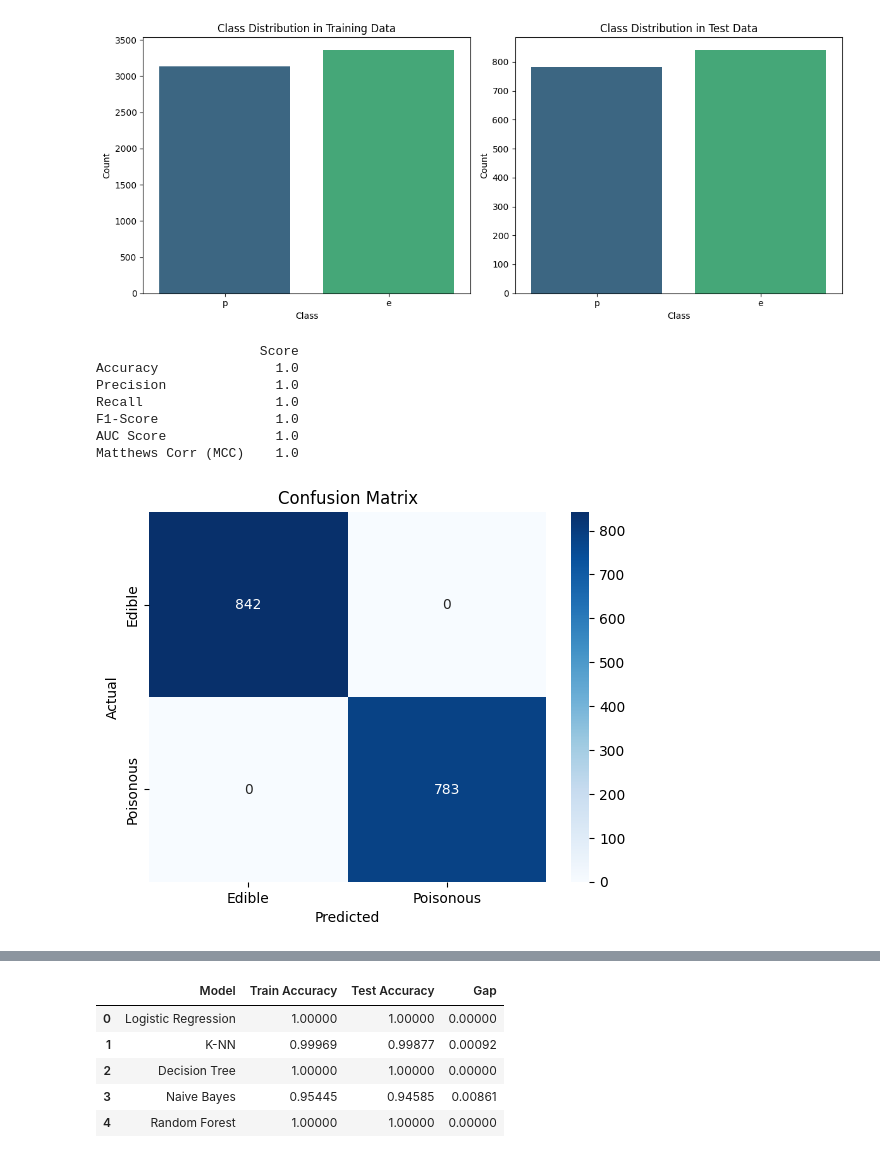
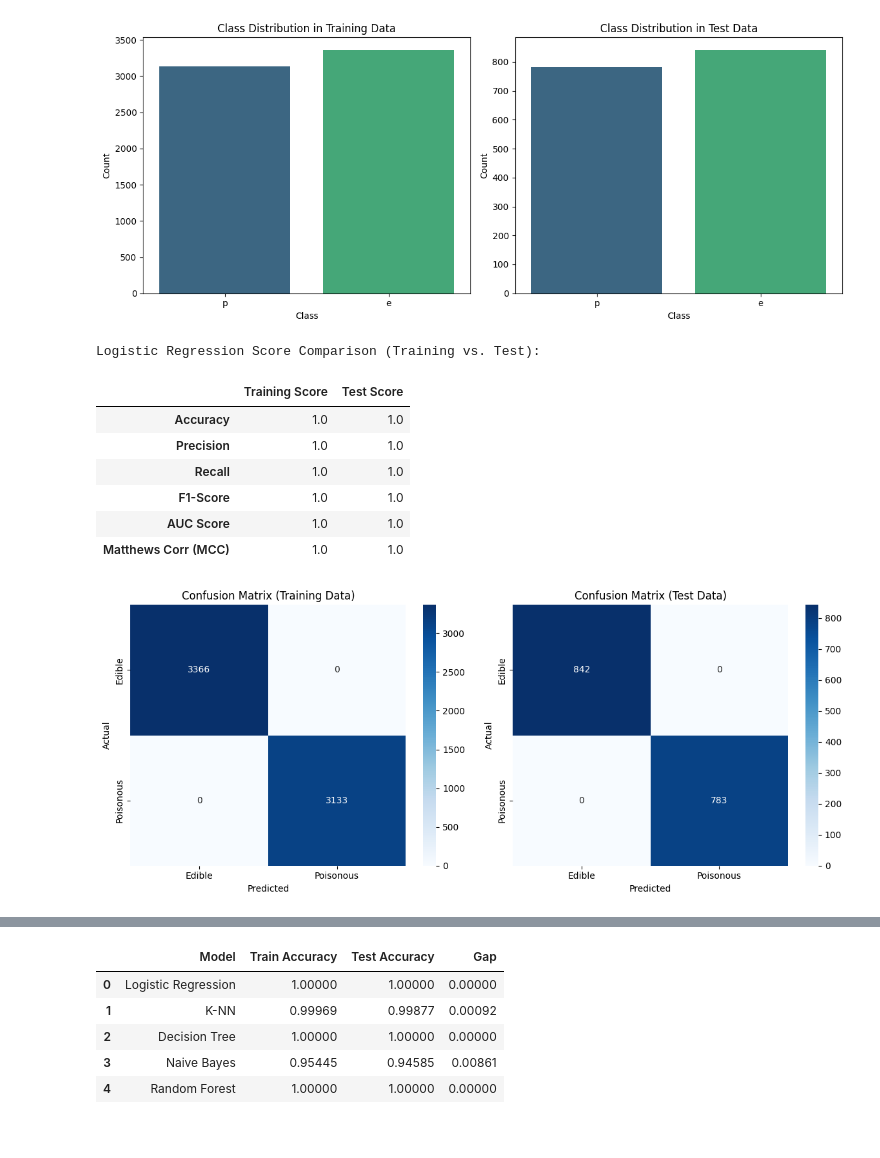
Before and after one commit to nileemahbits/2025ac05224_mushroom-classification, a Jupyter notebook: model/training_app.ipynb, the cells around one changed output, grey strips where cells are left out. Saved outputs shown, nothing was run; the diff lists cells and outputs as text; code cells hidden in the pictures.

Commit message:
added code to compare training and test set performances, and update the readme file

```diff
--- a/model/training_app.ipynb
+++ b/model/training_app.ipynb
@@ -142,29 +163,47 @@ y_test_le = label_encoder.transform(y_test)
 # %%
 # Logistic Regression
 from sklearn.linear_model import LogisticRegression
 
 lr = LogisticRegression(max_iter=20)
 start = time.time()
 lr.fit(X_train_ohe_scaled, y_train_le)
 training_times['Logistic Regression'] = time.time() - start
 
-y_pred_lr = lr.predict(X_test_ohe_scaled)
+y_train_pred_lr = lr.predict(X_train_ohe_scaled)
+y_test_pred_lr = lr.predict(X_test_ohe_scaled)
 
-y_probs_lr = lr.predict_proba(X_test_ohe_scaled)[:, 1]
-model_performance_analysis(y_test_le, y_pred_lr,y_probs_lr)
+y_train_probs_lr = lr.predict_proba(X_train_ohe_scaled)[:, 1]
+y_test_probs_lr = lr.predict_proba(X_test_ohe_scaled)[:, 1]
+
+# Get training and test scores
+train_scores_lr = model_performance_analysis(y_train_le, y_train_pred_lr, y_train_probs_lr, "Training")
+test_scores_lr = model_performance_analysis(y_test_le, y_test_pred_lr, y_test_probs_lr, "Test")
+
+# Combine and display scores side-by-side
+combined_scores_lr = pd.concat(
+    [train_scores_lr.rename(columns={'Score': 'Training Score'}),
+     test_scores_lr.rename(columns={'Score': 'Test Score'})],
+    axis=1
+)
+print("\nLogistic Regression Score Comparison (Training vs. Test):")
+display(combined_scores_lr.round(5))
+
+# Print confusion matrices side-by-side
+printConfusionMatrices(y_train_le, y_train_pred_lr, y_test_le, y_test_pred_lr)
 
 # Save the trained model as a pickle file
 with open("./trained_models/logistic_regression_model.pkl", "wb") as file:
     pickle.dump(lr, file)
 # %% [output]
-                     Score
-Accuracy               1.0
-Precision              1.0
-Recall                 1.0
-F1-Score               1.0
-AUC Score              1.0
-Matthews Corr (MCC)    1.0
+Logistic Regression Score Comparison (Training vs. Test):
+|  | Training Score | Test Score |
+| Accuracy | 1.0 | 1.0 |
+| Precision | 1.0 | 1.0 |
+| Recall | 1.0 | 1.0 |
+| F1-Score | 1.0 | 1.0 |
+| AUC Score | 1.0 | 1.0 |
+| Matthews Corr (MCC) | 1.0 | 1.0 |
-[figure, old version]
+[figure, new version]
 # %%
 # kNN
 from sklearn.neighbors import KNeighborsClassifier
```
Also changed, not shown: parts of 8 cells of this notebook, 2 other files.
